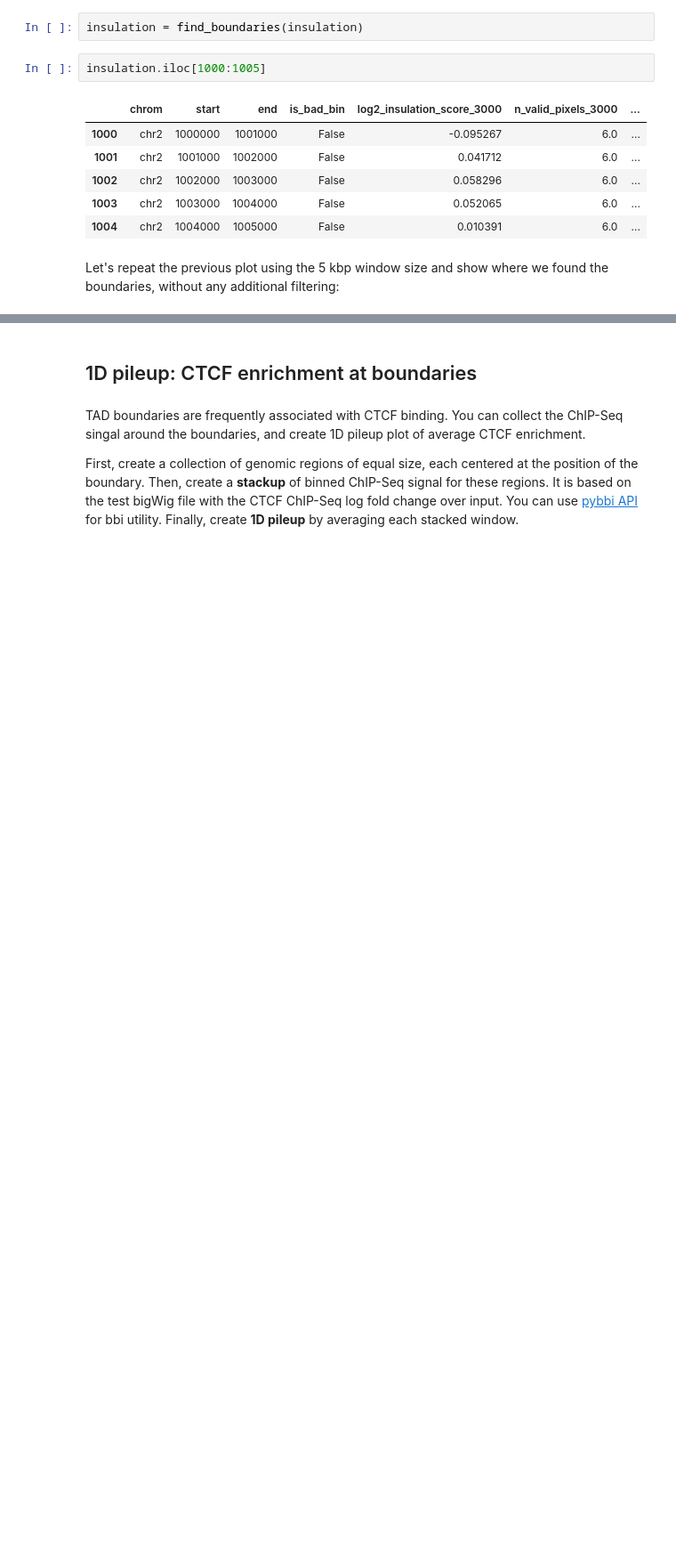
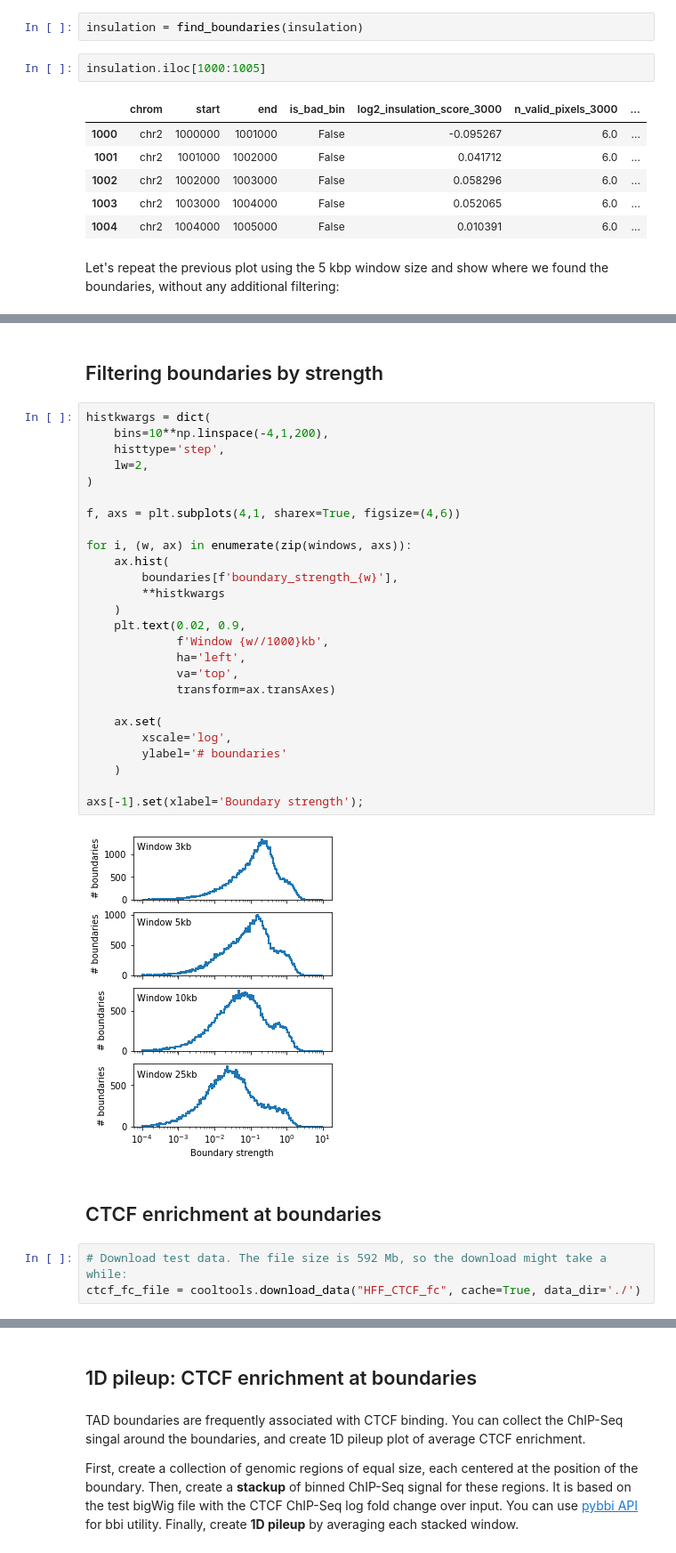
Before and after one commit to open2c/open2c_examples, a Jupyter notebook: Insulation_and_boundaries.ipynb, the cells around one changed output, grey strips where cells are left out. Shown at 89% size. Cells and saved outputs as stored; diff of their text form; blank space fills up the shorter version.

```diff
--- a/Insulation_and_boundaries.ipynb
+++ b/Insulation_and_boundaries.ipynb
@@ -164,0 +166,35 @@ ax.set_xlim(region[1], region[2])
+# %% [markdown]
+## Filtering boundaries by strength
+# %%
+histkwargs = dict(
+    bins=10**np.linspace(-4,1,200),
+    histtype='step',
+    lw=2,
+)
+
+f, axs = plt.subplots(4,1, sharex=True, figsize=(4,6))
+
+for i, (w, ax) in enumerate(zip(windows, axs)):
+    ax.hist(
+        boundaries[f'boundary_strength_{w}'],
+        **histkwargs
+    )
+    plt.text(0.02, 0.9,
+             f'Window {w//1000}kb',
+             ha='left',
+             va='top',
+             transform=ax.transAxes)
+
+    ax.set(
+        xscale='log',
+        ylabel='# boundaries'
+    )
+
+axs[-1].set(xlabel='Boundary strength');
+# %% [output]
+[figure, added]
+# %% [markdown]
+## CTCF enrichment at boundaries
+# %%
+# Download test data. The file size is 592 Mb, so the download might take a while:
+ctcf_fc_file = cooltools.download_data("HFF_CTCF_fc", cache=True, data_dir='./')
```
Also changed, not shown: parts of 12 cells of this notebook.
